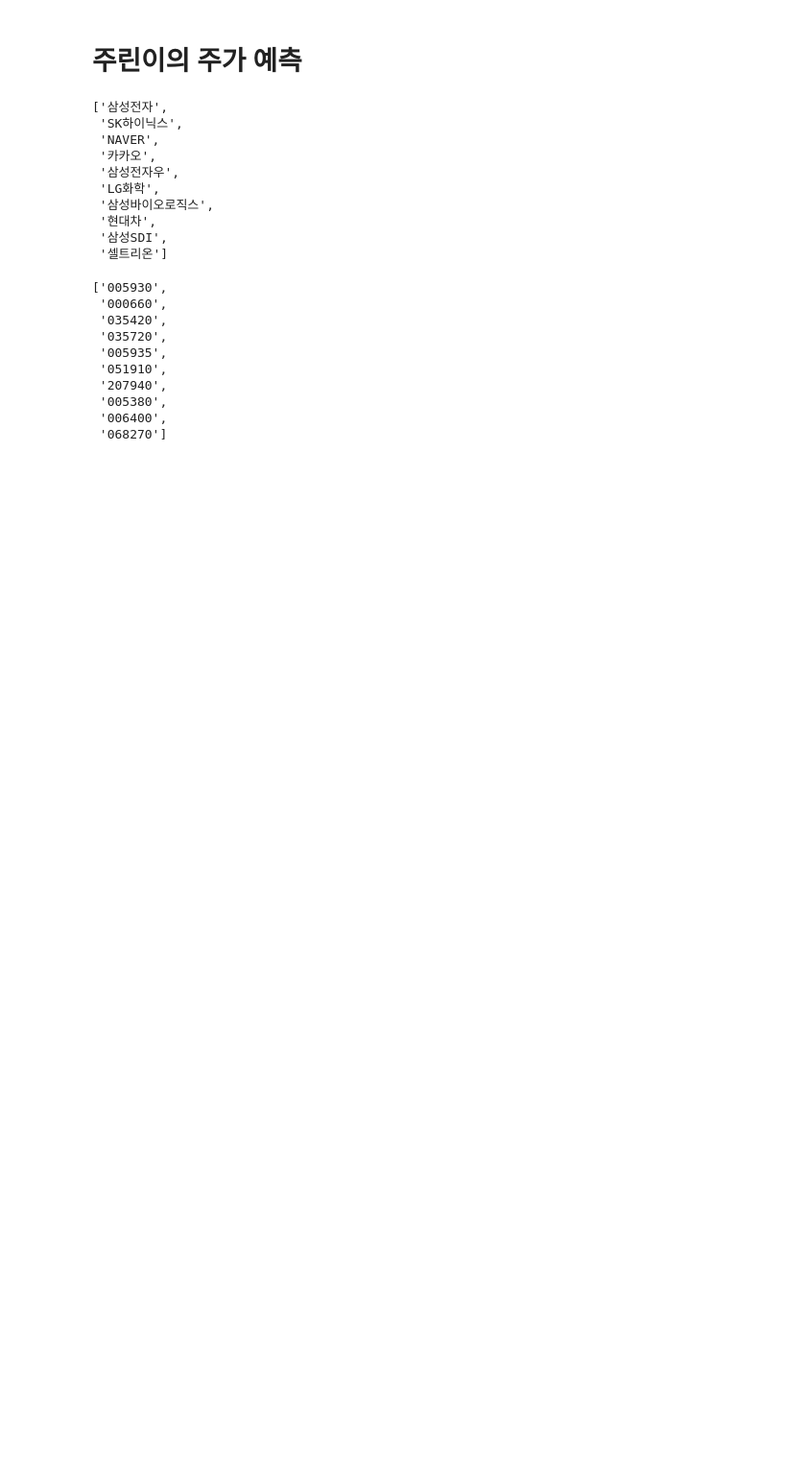
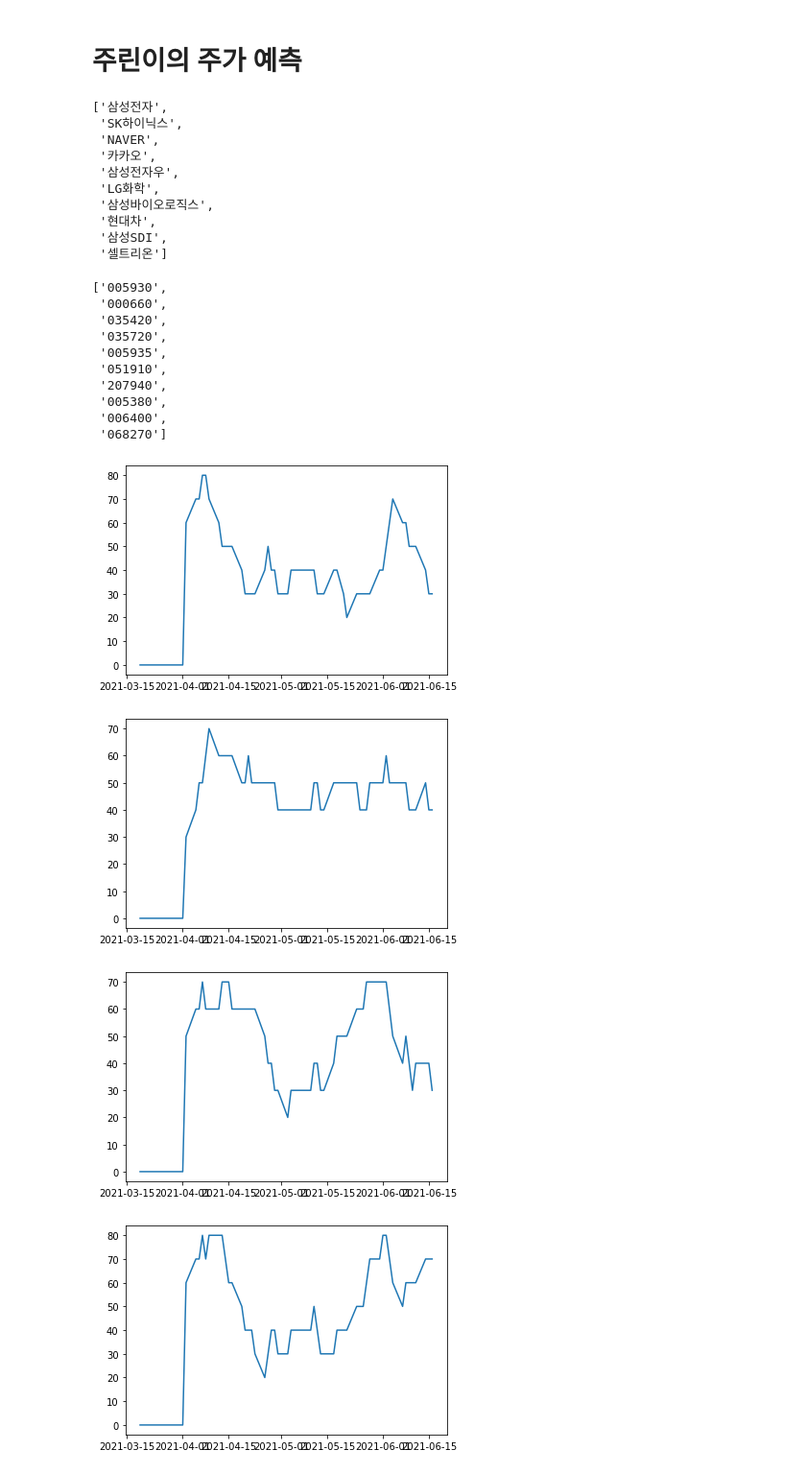
Before and after one commit to anndy2231/python, a Jupyter notebook: 주가예측/StockPrediction.ipynb, the cells around one changed output. Shown at 96% size. Cells and saved outputs as stored; diff of their text form; code cells hidden in the pictures; blank space fills up the shorter version.

```diff
--- a/주가예측/StockPrediction.ipynb
+++ b/주가예측/StockPrediction.ipynb
@@ -102,26 +100,32 @@ def getStockData(stockCode, beginDate, endDate):
-# %%
-changeList = [] # 변동률(Change) 리스트
-investLineList = [] # 투자 심리선 리스트
-tradingDays = 10 # 2주(10일) 기간 세팅
-df['investLine'] = 0
 # %%
-def investLineMethod(stockData):
-    for i in range(len(stockData)):
-        changeList.append(list(stockData.Change[i-tradingDays:i])) # 투자 심리선 지표를 만들기 위해 2주(10일)간의 변동률(Change) 정보를 10개씩 리스트로 나눠
+def investLineMethod(df):
+    changeList = [] # 변동률(Change) 리스트
+    investLineList = [] # 투자 심리선 리스트
+    tradingDays = 10 # 2주(10일) 기간 세팅
+    for i in range(len(df)):
+        changeList.append(list(df.Change[i-tradingDays:i])) # 투자 심리선 지표를 만들기 위해 2주(10일)간의 변동률(Change) 정보를 10개씩 리스트로 나눠 담는다
     for changeList2 in changeList: # 10개씩 담긴 리스트안에서
         if not changeList2: # 만약 값이 없다면
             investLineList.append(0) # 0으로 채운다
-    else:
-        plusList = [] # 수익이 나온 일자를 저장할 리스트 생성
-        for changeVal in changeList2:
-            if changeVal > 0: # 수익이 나왔다면
-                plusList.append(changeVal) # 리스트에 저장
-        plusVal = len(plusList) # 투자심리선 공식 = 10일동안 상승일 수 / 10일 * 100
-        changeVal = len(changeList2)
-        investLine = plusVal / changeVal * 100
-        investLineList.append(investLine) # 투자 심리선에 저장
-    stockData['investLine'] = investLineList
-    return stockData.investLine
+        else:
+            plusList = [] # 수익이 나온 일자를 저장할 리스트 생성
+            for changeVal in changeList2:
+                if changeVal > 0: # 수익이 나왔다면
+                    plusList.append(changeVal) # 리스트에 저장
+            plusVal = len(plusList) # 투자심리선 공식 = 10일동안 상승일 수 / 10일 * 100
+            changeVal = len(changeList2)
+            investLine = plusVal / changeVal * 100
+            investLineList.append(investLine) # 투자 심리선에 저장
+    df['investLine']=investLineList
+    return df['investLine']
 # %%
-for code in stockCodeList:
-    std = getStockData(code, beginDate, endDate)
+for i in stockCodeList:
+    a = getStockData(i, beginDate, endDate)
+    b = investLineMethod(a)
+    plt.plot(b)
+    plt.show()
+# %% [output]
+[figure, added]
+[figure, added]
+[figure, added]
+[figure, added]
```
Also changed, not shown: parts of 9 cells of this notebook.
